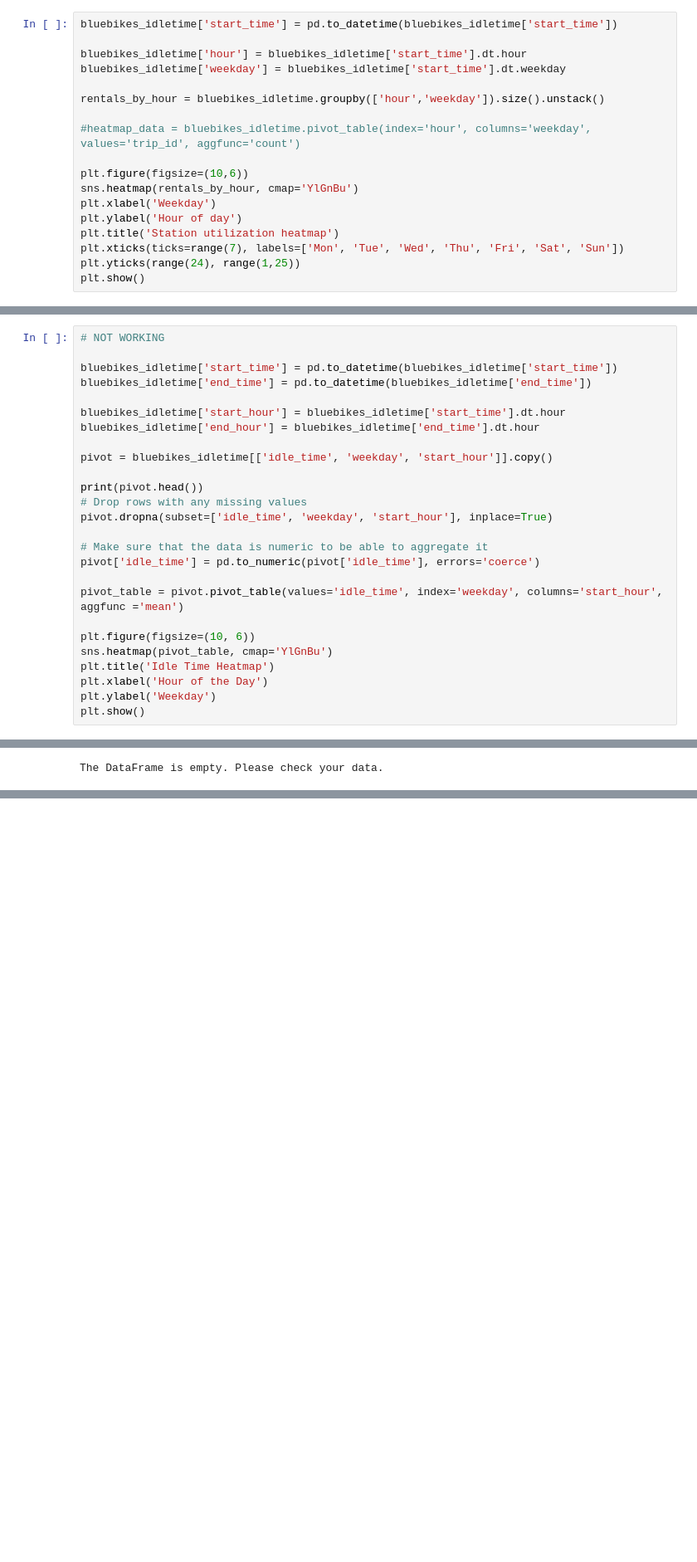
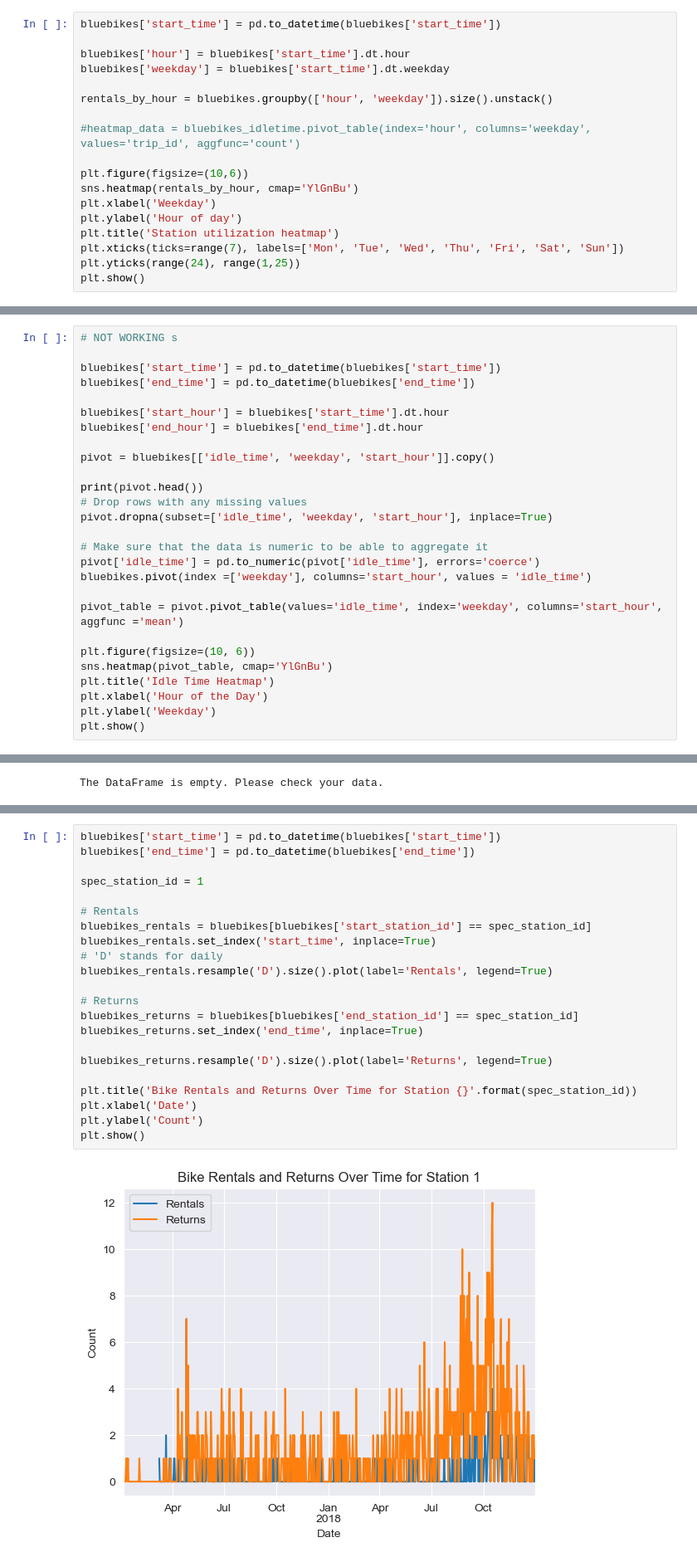
Before and after one commit to Oxford012/DDT, a Jupyter notebook: Laurin/Station-Level_Insights.ipynb, the cells around one changed output, grey strips where cells are left out. Shown: that part at 83% size. Cells and saved outputs as stored; diff of their text form; blank space fills up the shorter version.

```diff
--- a/Laurin/Station-Level_Insights.ipynb
+++ b/Laurin/Station-Level_Insights.ipynb
@@ -107,12 +105,12 @@ KeyboardInterrupt:
 # %% [markdown]
 Create Heatmap to show utilization of stations at different times of days of the week.
 # %%
-bluebikes_idletime['start_time'] = pd.to_datetime(bluebikes_idletime['start_time'])
+bluebikes['start_time'] = pd.to_datetime(bluebikes['start_time'])
 
-bluebikes_idletime['hour'] = bluebikes_idletime['start_time'].dt.hour
-bluebikes_idletime['weekday'] = bluebikes_idletime['start_time'].dt.weekday
+bluebikes['hour'] = bluebikes['start_time'].dt.hour
+bluebikes['weekday'] = bluebikes['start_time'].dt.weekday
 
-rentals_by_hour = bluebikes_idletime.groupby(['hour','weekday']).size().unstack()
+rentals_by_hour = bluebikes.groupby(['hour', 'weekday']).size().unstack()
 
 #heatmap_data = bluebikes_idletime.pivot_table(index='hour', columns='weekday', values='trip_id', aggfunc='count')
 
@@ -152,15 +152,15 @@ plt.show()
 # %% [markdown]
 Idle time heatmap to see if there are specific hours of the day where idle times are higher
 # %%
-# NOT WORKING
+# NOT WORKING s
 
-bluebikes_idletime['start_time'] = pd.to_datetime(bluebikes_idletime['start_time'])
-bluebikes_idletime['end_time'] = pd.to_datetime(bluebikes_idletime['end_time'])
+bluebikes['start_time'] = pd.to_datetime(bluebikes['start_time'])
+bluebikes['end_time'] = pd.to_datetime(bluebikes['end_time'])
 
-bluebikes_idletime['start_hour'] = bluebikes_idletime['start_time'].dt.hour
-bluebikes_idletime['end_hour'] = bluebikes_idletime['end_time'].dt.hour
+bluebikes['start_hour'] = bluebikes['start_time'].dt.hour
+bluebikes['end_hour'] = bluebikes['end_time'].dt.hour
 
-pivot = bluebikes_idletime[['idle_time', 'weekday', 'start_hour']].copy()
+pivot = bluebikes[['idle_time', 'weekday', 'start_hour']].copy()
 
 print(pivot.head())
 # Drop rows with any missing values
@@ -168,6 +168,7 @@ pivot.dropna(subset=['idle_time', 'weekday', 'start_hour'], inplace=True)
 
 # Make sure that the data is numeric to be able to aggregate it
 pivot['idle_time'] = pd.to_numeric(pivot['idle_time'], errors='coerce')
+bluebikes.pivot(index =['weekday'], columns='start_hour', values = 'idle_time')
 
 pivot_table = pivot.pivot_table(values='idle_time', index='weekday', columns='start_hour', aggfunc ='mean')
 
@@ -191,0 +188,24 @@ The DataFrame is empty. Please check your data.
+# %%
+bluebikes['start_time'] = pd.to_datetime(bluebikes['start_time'])
+bluebikes['end_time'] = pd.to_datetime(bluebikes['end_time'])
+
+spec_station_id = 1
+
+# Rentals
+bluebikes_rentals = bluebikes[bluebikes['start_station_id'] == spec_station_id]
+bluebikes_rentals.set_index('start_time', inplace=True)
+# 'D' stands for daily
+bluebikes_rentals.resample('D').size().plot(label='Rentals', legend=True)
+
+# Returns
+bluebikes_returns = bluebikes[bluebikes['end_station_id'] == spec_station_id]
+bluebikes_returns.set_index('end_time', inplace=True)
+
+bluebikes_returns.resample('D').size().plot(label='Returns', legend=True)
+
+plt.title('Bike Rentals and Returns Over Time for Station {}'.format(spec_station_id))
+plt.xlabel('Date')
+plt.ylabel('Count')
+plt.show()
+# %% [output]
+[figure, added]
```
Also changed, not shown: parts of 14 cells of this notebook.
